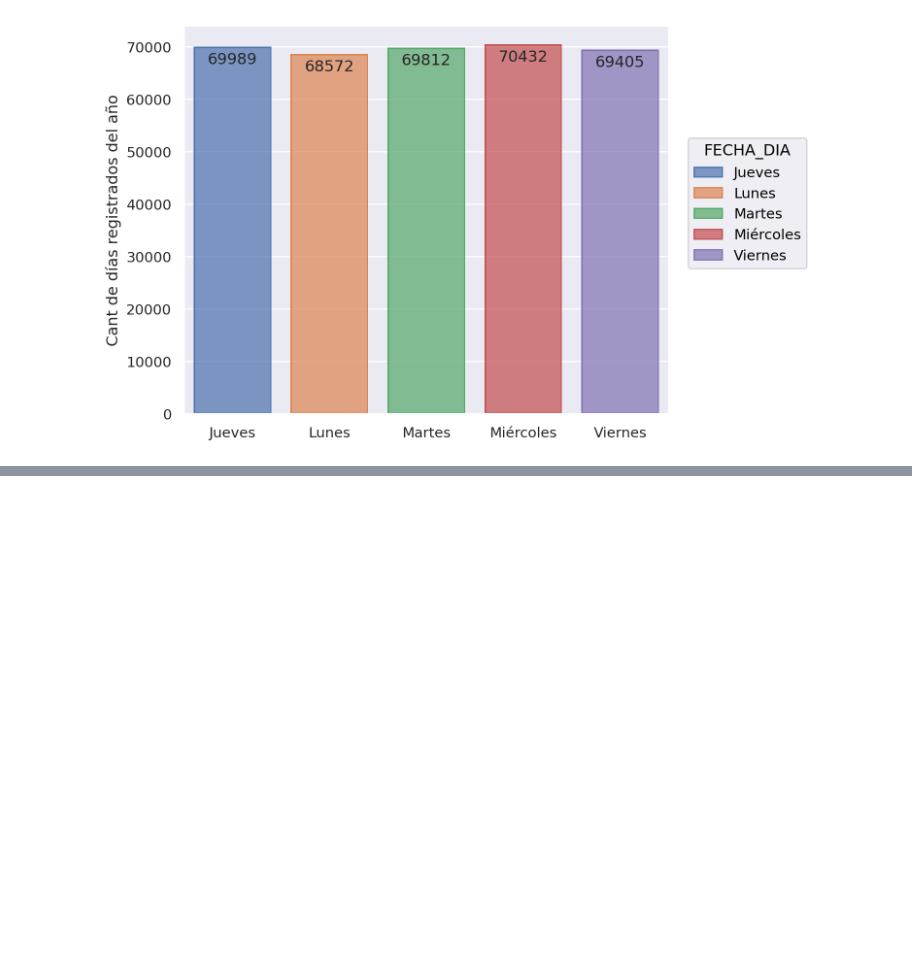
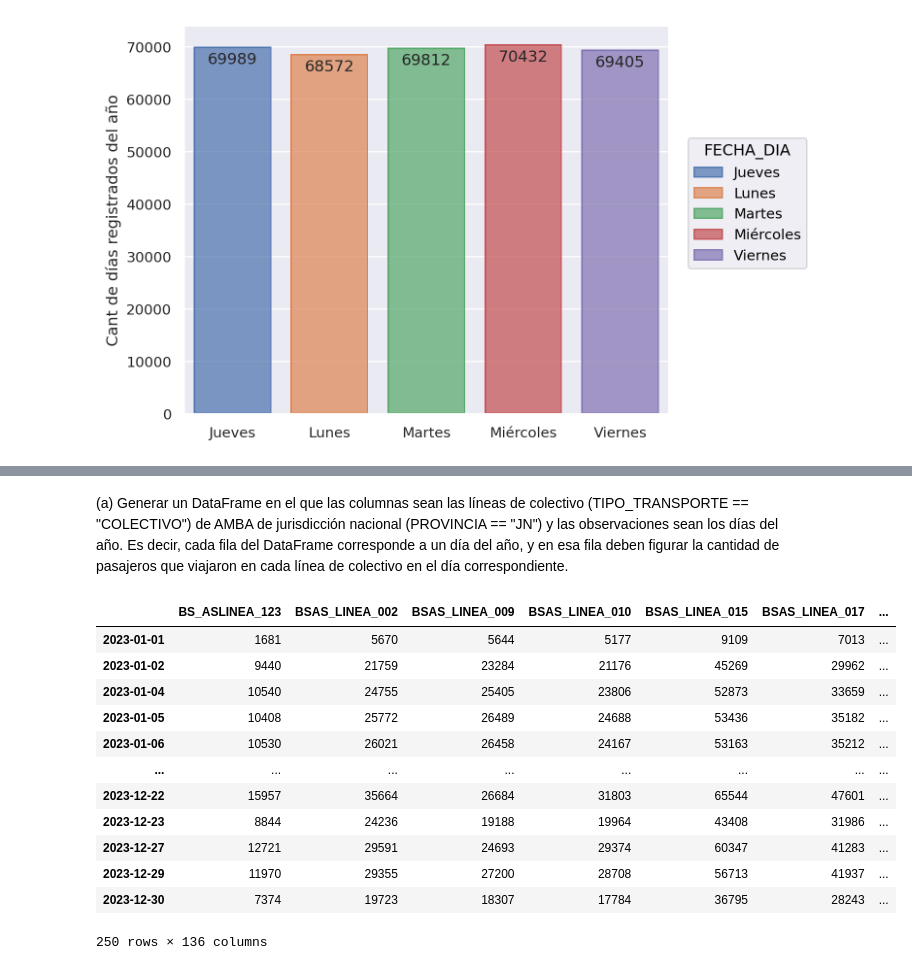
Before and after one commit to mgresnik/trabajo_practico_nro_1, a Jupyter notebook: Laboratorio_de_datos_(LCD)_IC_2024_Trabajo_Práctico_N°_1.ipynb, the cells around one changed output, grey strips where cells are left out. Saved outputs shown, nothing was run; the diff lists cells and outputs as text; code cells hidden in the pictures; blank space fills up the shorter version.

```diff
--- a/Laboratorio_de_datos_(LCD)_IC_2024_Trabajo_Práctico_N°_1.ipynb
+++ b/Laboratorio_de_datos_(LCD)_IC_2024_Trabajo_Práctico_N°_1.ipynb
@@ -231,0 +255,31 @@ p.label(y='Cant de días registrados del año',x='')
+# %% [markdown]
+(a) Generar un DataFrame en el que las columnas sean las líneas de colectivo (TIPO_TRANSPORTE
+== "COLECTIVO") de AMBA de jurisdicción nacional (PROVINCIA == "JN") y las observaciones sean los días del año. Es decir, cada fila del DataFrame corresponde a un día
+del año, y en esa fila deben figurar la cantidad de pasajeros que viajaron en cada línea de
+colectivo en el día correspondiente.
+# %%
+datos_ColectivoJN=df_sube_regresion[(df_sube_regresion['TIPO_TRANSPORTE']=='COLECTIVO') & (df_sube_regresion['AMBA']=='SI') & (df_sube_regresion['PROVINCIA']=='JN')]
+cols= datos_ColectivoJN['LINEA'].unique()
+inds= datos_ColectivoJN['DIA_TRANSPORTE'].unique()
+
+df_lineas= pd.DataFrame(index=inds,columns=cols)
+for linea in cols:
+  df_lin=datos_ColectivoJN[datos_ColectivoJN['LINEA']==linea][['DIA_TRANSPORTE','CANTIDAD']]
+  df_linea=pd.DataFrame(data=df_lin['CANTIDAD'].values, columns=['CANTIDAD'], index=df_lin['DIA_TRANSPORTE'].values)
+  df_lineas[linea]=df_linea['CANTIDAD']
+
+df_lineas
+# %% [output]
+|  | BS_ASLINEA_123 | BSAS_LINEA_002 | BSAS_LINEA_009 | BSAS_LINEA_010 | BSAS_LINEA_015 | BSAS_LINEA_017 | ... |
+| 2023-01-01 | 1681 | 5670 | 5644 | 5177 | 9109 | 7013 | ... |
+| 2023-01-02 | 9440 | 21759 | 23284 | 21176 | 45269 | 29962 | ... |
+| 2023-01-04 | 10540 | 24755 | 25405 | 23806 | 52873 | 33659 | ... |
+| 2023-01-05 | 10408 | 25772 | 26489 | 24688 | 53436 | 35182 | ... |
+| 2023-01-06 | 10530 | 26021 | 26458 | 24167 | 53163 | 35212 | ... |
+| ... | ... | ... | ... | ... | ... | ... | ... |
+| 2023-12-22 | 15957 | 35664 | 26684 | 31803 | 65544 | 47601 | ... |
+| 2023-12-23 | 8844 | 24236 | 19188 | 19964 | 43408 | 31986 | ... |
+| 2023-12-27 | 12721 | 29591 | 24693 | 29374 | 60347 | 41283 | ... |
+| 2023-12-29 | 11970 | 29355 | 27200 | 28708 | 56713 | 41937 | ... |
+| 2023-12-30 | 7374 | 19723 | 18307 | 17784 | 36795 | 28243 | ... |
+250 rows × 136 columns
```
Also changed, not shown: parts of 8 cells of this notebook.
